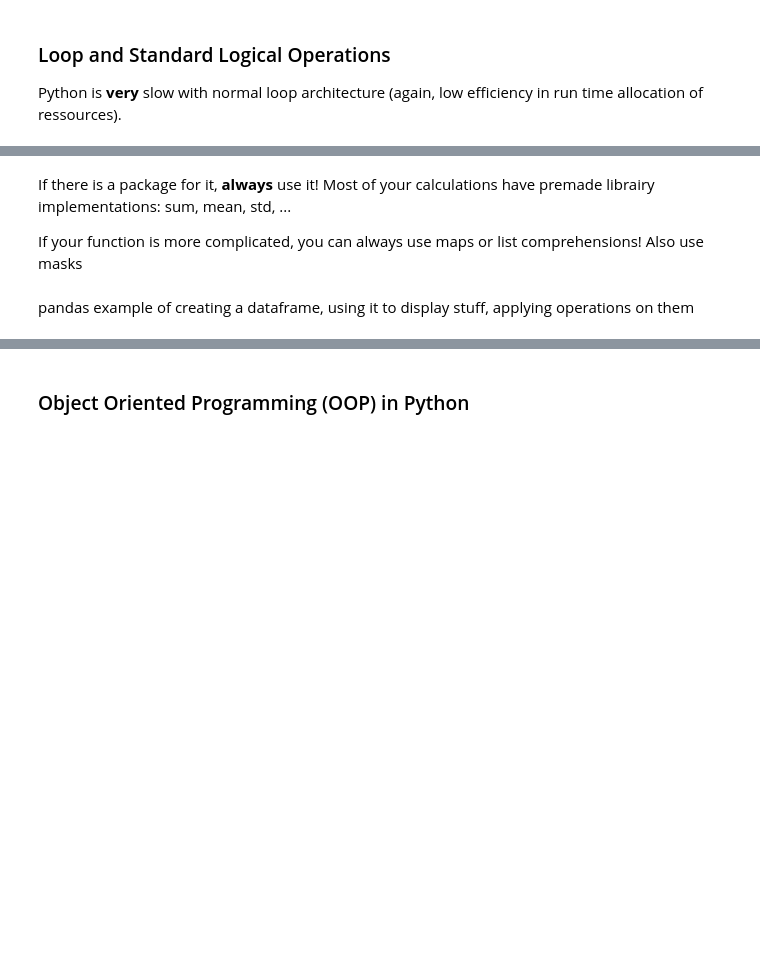
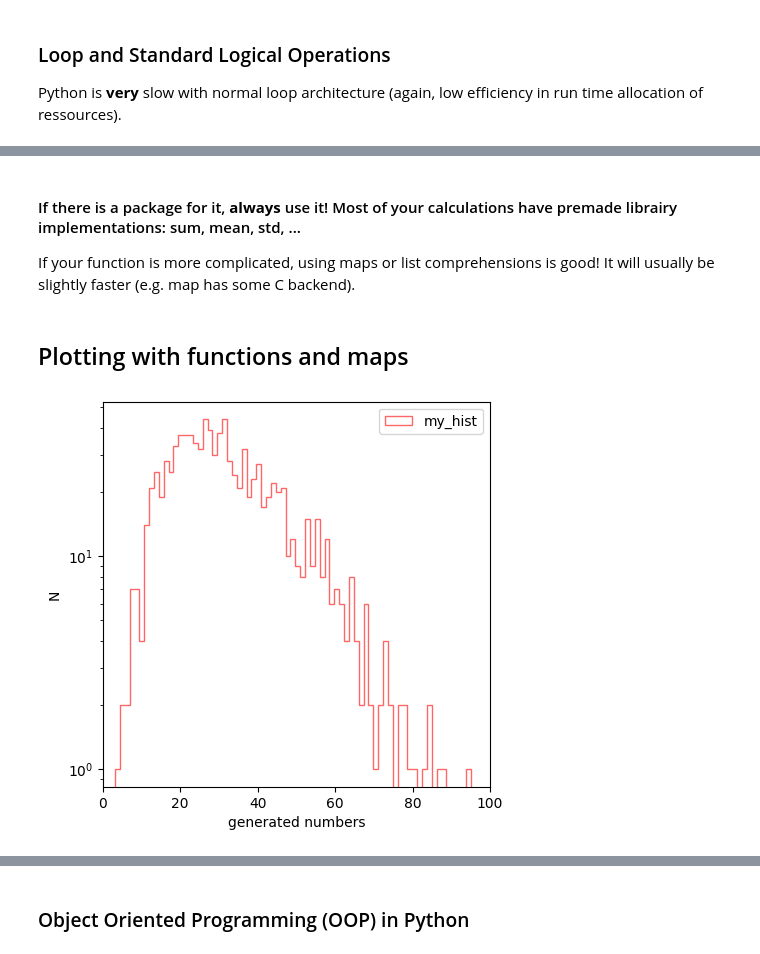
Before and after one commit to YellowCranberry/Software-Plumbing-Python-2022, a Jupyter notebook: Intro.ipynb, the cells around one changed output, grey strips where cells are left out. Drawn from its saved outputs; the diff is of its cells as text; code cells hidden in the pictures; blank space fills up the shorter version.

```diff
--- a/Intro.ipynb
+++ b/Intro.ipynb
@@ -214,4 +286,4 @@ print(timeit.timeit(stmt=testcode, setup=import_module))
 # %% [markdown]
-If there is a package for it, **always** use it! Most of your calculations have premade librairy implementations: sum, mean, std, ...
+#### If there is a package for it, **always** use it! Most of your calculations have premade librairy implementations: sum, mean, std, ...
 
-If your function is more complicated, you can always use maps or list comprehensions! Also use masks
+If your function is more complicated, using  maps or list comprehensions is good! It will usually be slightly faster (e.g. map has some C backend).
@@ -226,2 +289,0 @@ def modulo():
-# %% [markdown]
-pandas example of creating a dataframe, using it to display stuff, applying operations on them
@@ -227,0 +307,31 @@ pandas example of creating a dataframe, using it to display stuff, applying oper
+# %% [markdown]
+## Plotting with functions and maps
+# %%
+import matplotlib.pyplot as plt
+
+size, scale = 1000, 10
+generated_numbers = np.array(np.random.gamma(scale, size=size) ** 1.5)
+
+def my_plotting_script(kwargs, other):
+    plt.figure(figsize=(5,5))
+    plt.hist(generated_numbers, **kwargs, **other)
+    plt.legend()
+    plt.xlim(0,100)
+    plt.yscale('log')
+    plt.xlabel('generated numbers')
+    plt.ylabel('N')
+
+kwargs = {
+            'bins':100,
+            'color':'red',
+            'alpha':0.6
+            }
+
+other = {
+            'label':'my_hist',
+            'histtype':'step',
+}
+
+my_plotting_script(kwargs, other)
+# %% [output]
+[figure, added]
```
Also changed, not shown: parts of 27 cells of this notebook, 2 other files.
